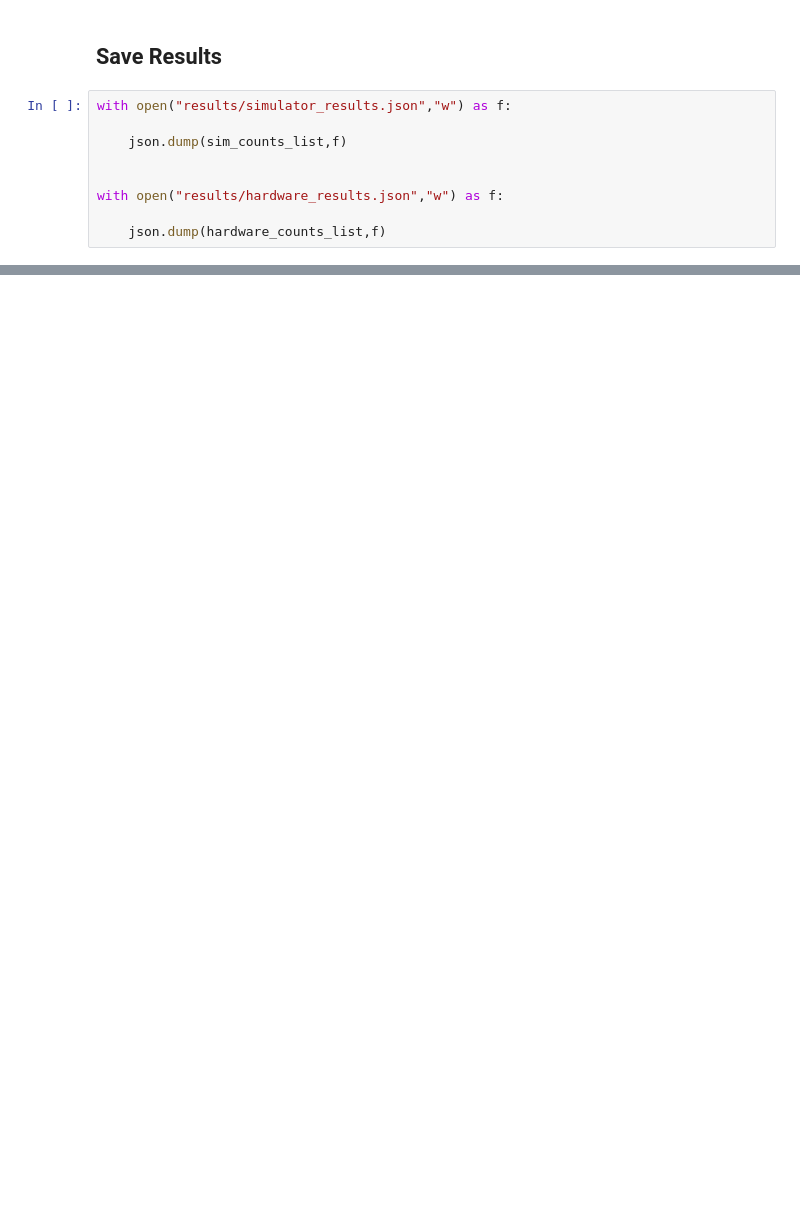
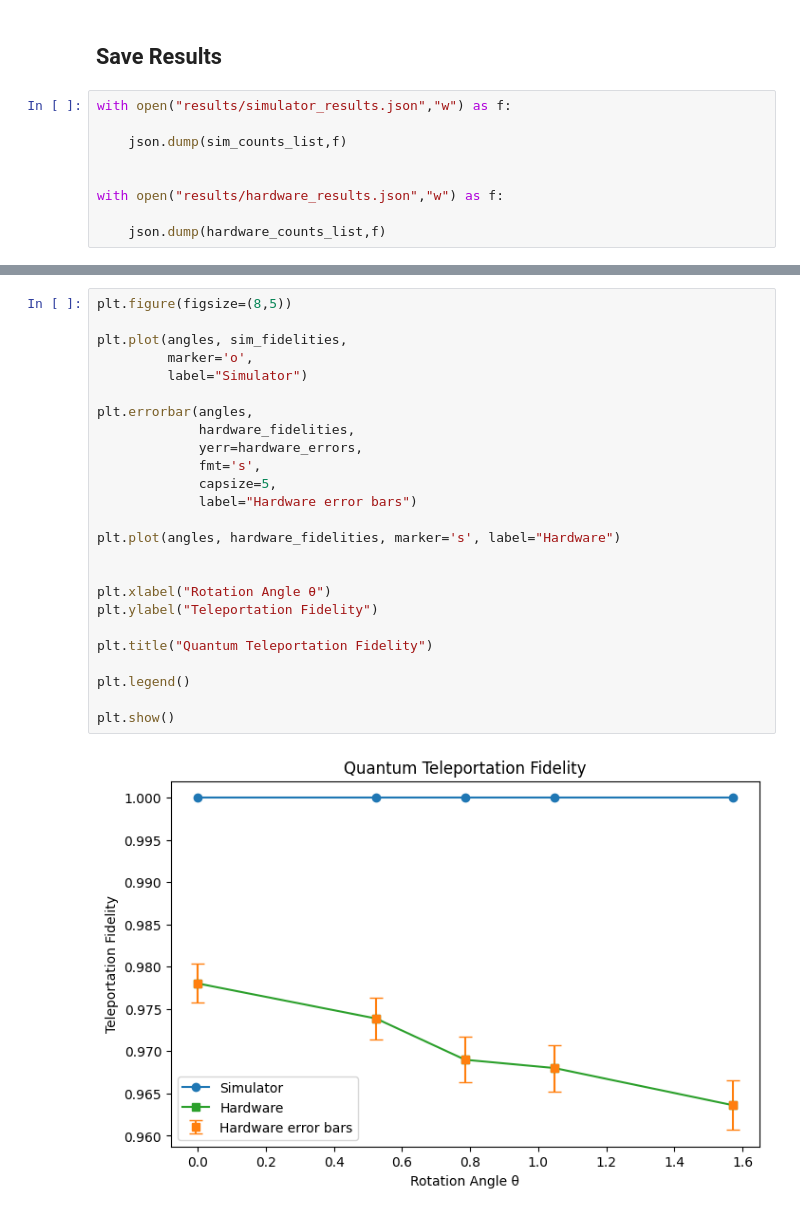
Before and after one commit to raopremrao/Learning-Qiskit, a Jupyter notebook: Projects/02_Quantum_State_Teleportation/teleportation_experiment.ipynb, the cells around one changed output, grey strips where cells are left out. Cells and saved outputs as stored; diff of their text form; blank space fills up the shorter version.

```diff
--- a/Projects/02_Quantum_State_Teleportation/teleportation_experiment.ipynb
+++ b/Projects/02_Quantum_State_Teleportation/teleportation_experiment.ipynb
@@ -138,0 +157,27 @@ with open("results/hardware_results.json","w") as f:
+# %%
+plt.figure(figsize=(8,5))
+
+plt.plot(angles, sim_fidelities,
+         marker='o',
+         label="Simulator")
+
+plt.errorbar(angles,
+             hardware_fidelities,
+             yerr=hardware_errors,
+             fmt='s',
+             capsize=5,
+             label="Hardware error bars")
+
+plt.plot(angles, hardware_fidelities, marker='s', label="Hardware")
+
+
+plt.xlabel("Rotation Angle θ")
+plt.ylabel("Teleportation Fidelity")
+
+plt.title("Quantum Teleportation Fidelity")
+
+plt.legend()
+
+plt.show()
+# %% [output]
+[figure, added]
```
Also changed, not shown: parts of 7 cells of this notebook, 3 other files.
